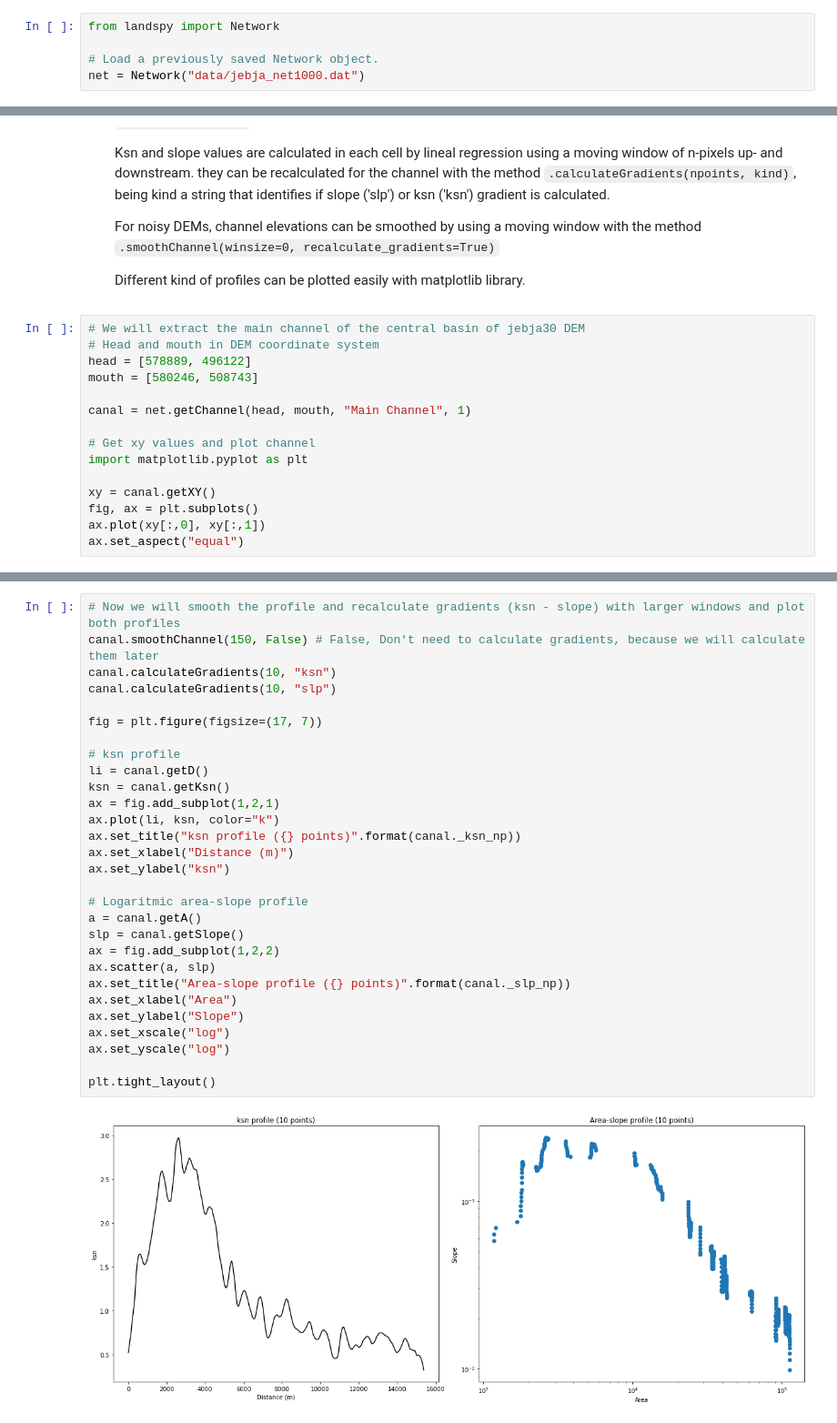
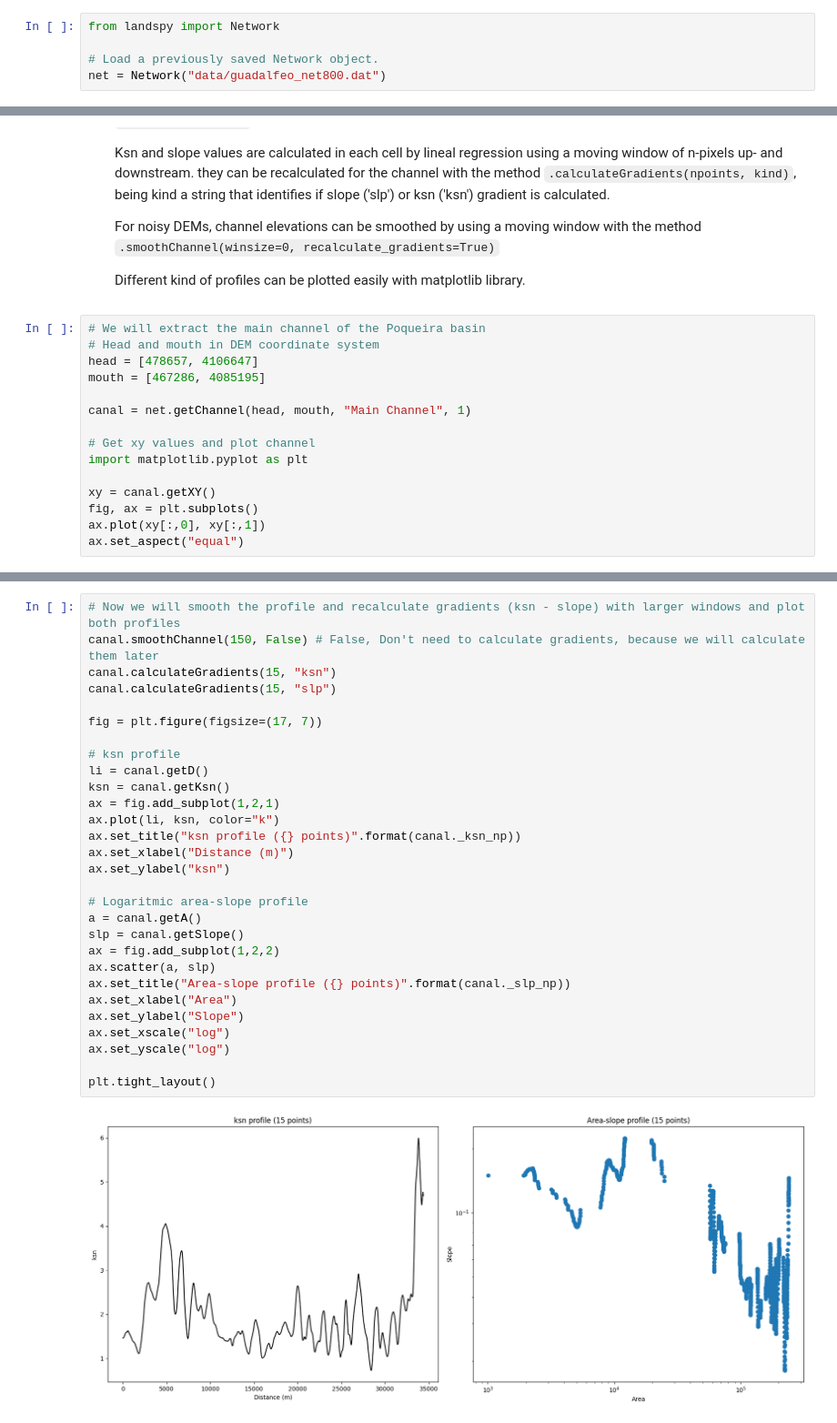
Before and after one commit to geolovic/landspy, a Jupyter notebook: docs/landspy_tutorial_03.ipynb, the cells around one changed output, grey strips where cells are left out. Shown at 91% size. Drawn from its saved outputs; the diff is of its cells as text.

```diff
--- a/docs/landspy_tutorial_03.ipynb
+++ b/docs/landspy_tutorial_03.ipynb
@@ -18,7 +18,7 @@ To load a previously created Network object (saved as *.dat file), simply call t
 from landspy import Network
 
 # Load a previously saved Network object.
-net = Network("data/jebja_net1000.dat")
+net = Network("data/guadalfeo_net800.dat")
 # %% [markdown]
 ### 2. Extract a single channel from a Network
 
@@ -47,10 +47,10 @@ Once the channel is created we can use the following methods to retreive channel
 
    Different kind of profiles can be plotted easily with matplotlib library.
 # %%
-# We will extract the main channel of the central basin of jebja30 DEM
+# We will extract the main channel of the Poqueira basin
 # Head and mouth in DEM coordinate system
-head = [578889, 496122]
-mouth = [580246, 508743]
+head = [478657, 4106647]
+mouth = [467286, 4085195]
 
 canal = net.getChannel(head, mouth, "Main Channel", 1)
 
@@ -111,31 +111,31 @@ plt.tight_layout()
 # %%
 # Now we will smooth the profile and recalculate gradients (ksn - slope) with larger windows and plot both profiles
 canal.smoothChannel(150, False) # False, Don't need to calculate gradients, because we will calculate them later
-canal.calculateGradients(10, "ksn")
-canal.calculateGradients(10, "slp")
+canal.calculateGradients(15, "ksn")
+canal.calculateGradients(15, "slp")
 
 fig = plt.figure(figsize=(17, 7))
 
 # ksn profile
 li = canal.getD()
 ksn = canal.getKsn()
 ax = fig.add_subplot(1,2,1)
 ax.plot(li, ksn, color="k")
 ax.set_title("ksn profile ({} points)".format(canal._ksn_np))
 ax.set_xlabel("Distance (m)")
 ax.set_ylabel("ksn")
 
 # Logaritmic area-slope profile
 a = canal.getA()
 slp = canal.getSlope()
 ax = fig.add_subplot(1,2,2)
 ax.scatter(a, slp)
 ax.set_title("Area-slope profile ({} points)".format(canal._slp_np))
 ax.set_xlabel("Area")
 ax.set_ylabel("Slope")
 ax.set_xscale("log")
 ax.set_yscale("log")
 
 plt.tight_layout()
 # %% [output]
-[figure, old version]
+[figure, new version]
```
Also changed, not shown: parts of 2 cells of this notebook, 53 other files.
